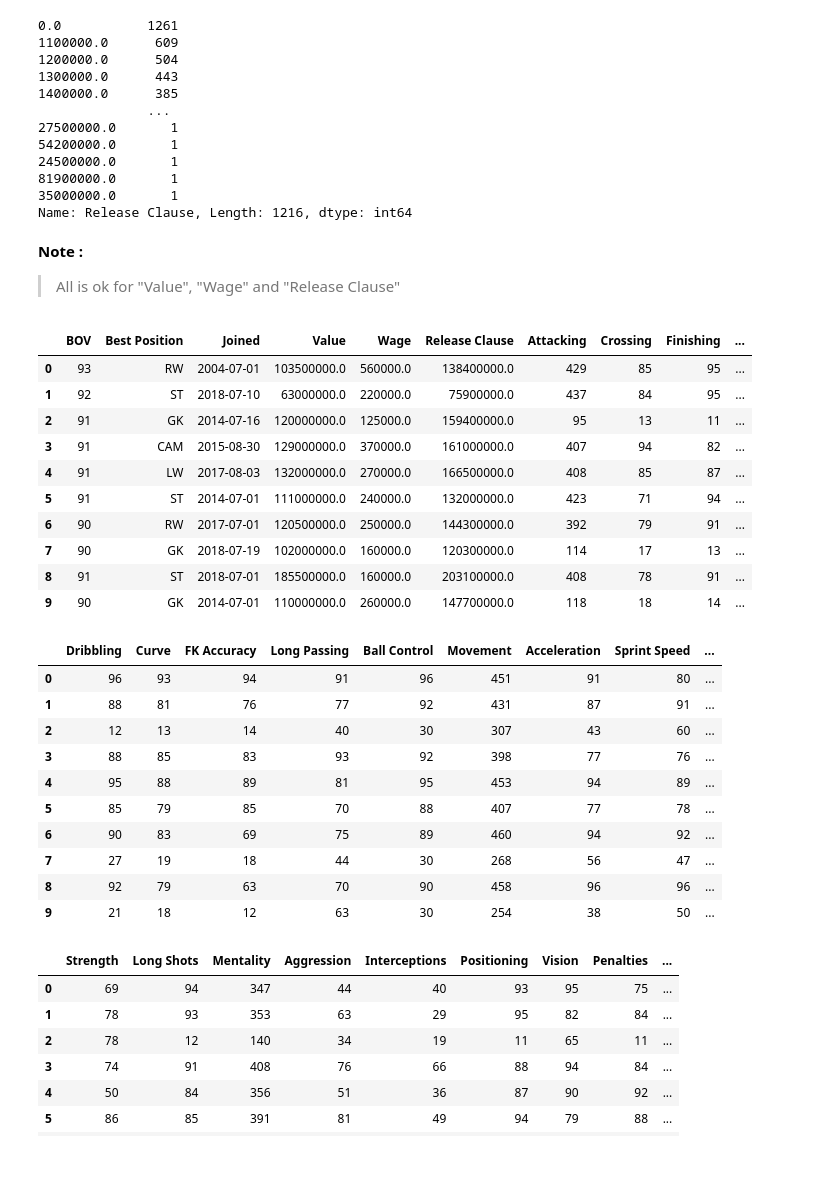
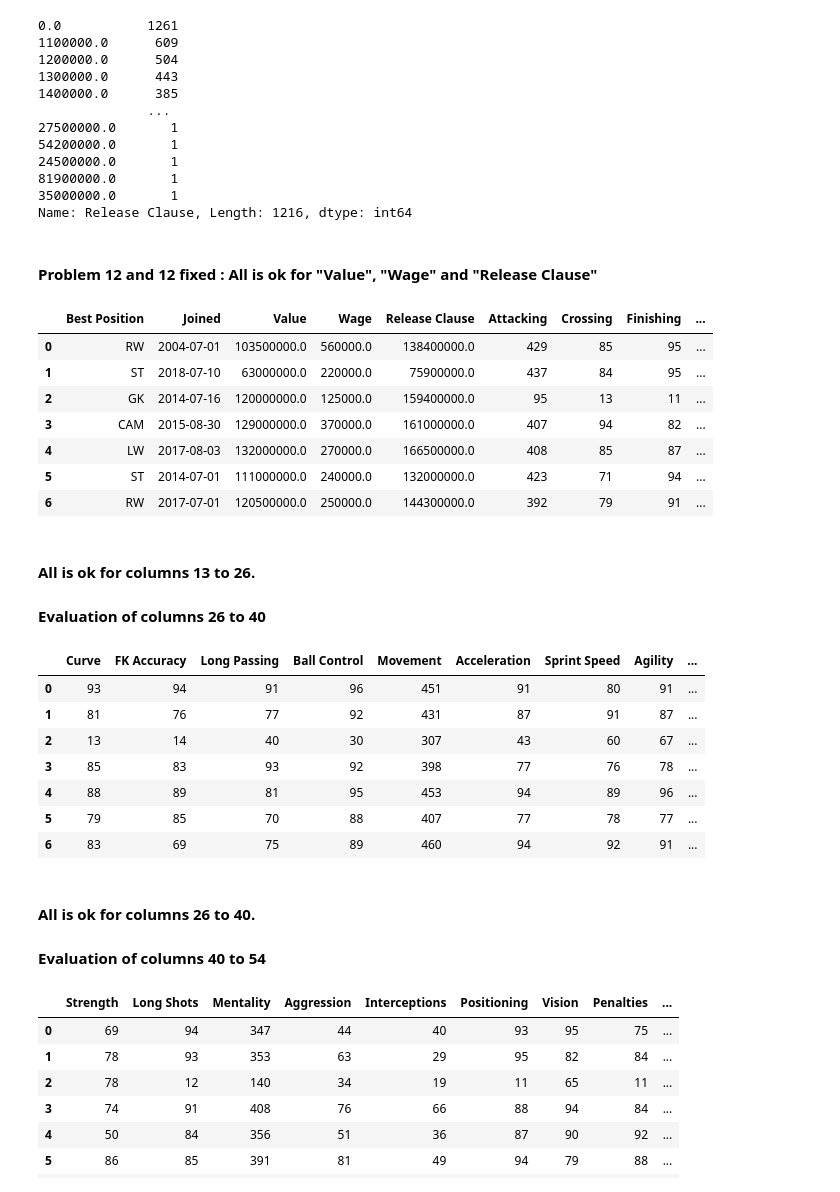
Before and after one commit to bovebove/FIFA21-Data-Cleaning, a Jupyter notebook: DataCleaingChallenge2023_03_10_dataset2.ipynb, the cells around one changed output. Saved outputs shown, nothing was run; the diff lists cells and outputs as text; code cells hidden in the pictures; blank space fills up the shorter version.

```diff
--- a/DataCleaingChallenge2023_03_10_dataset2.ipynb
+++ b/DataCleaingChallenge2023_03_10_dataset2.ipynb
@@ -570,0 +674,10 @@ df.iloc[200:210,0:12]
+# %%
+positions_ord = []
+for p in range(len(df['Positions'])):
+    po = sorted(df['Positions'][p].split(" ")) #ordered the list of positions
+    po_join = ' '.join(po)
+    positions_ord.append(po_join)
+# %%
+df['Positions'] = positions_ord
+df['Positions'] = df['Positions'].astype(object)
+df['Positions'].value_counts()
@@ -758,4 +879,4 @@ df['Weight'].value_counts()
 Name: Weight, Length: 79, dtype: int64
 # %%
 df['Weight'] = df['Weight'].astype(int)
-df.rename({'Weight':'Weight in Kg'},inplace=True,axis=1)
+df.rename(columns = {'Weight':'Weight in Kg'},inplace=True)
@@ -1049,36 +1219,37 @@ df['Release Clause'].value_counts()
 35000000.0       1
 Name: Release Clause, Length: 1216, dtype: int64
 # %% [markdown]
-**Note :**
-> All is ok for "Value", "Wage" and "Release Clause"
+#### Problem 12 and 12 fixed :  All is ok for "Value", "Wage" and "Release Clause"
 # %%
-df.iloc[:10,12:25]
+df.iloc[:7,13:26]
 # %% [output]
-|  | BOV | Best Position | Joined | Value | Wage | Release Clause | Attacking | Crossing | Finishing | ... |
-| 0 | 93 | RW | 2004-07-01 | 103500000.0 | 560000.0 | 138400000.0 | 429 | 85 | 95 | ... |
-| 1 | 92 | ST | 2018-07-10 | 63000000.0 | 220000.0 | 75900000.0 | 437 | 84 | 95 | ... |
-| 2 | 91 | GK | 2014-07-16 | 120000000.0 | 125000.0 | 159400000.0 | 95 | 13 | 11 | ... |
-| 3 | 91 | CAM | 2015-08-30 | 129000000.0 | 370000.0 | 161000000.0 | 407 | 94 | 82 | ... |
-| 4 | 91 | LW | 2017-08-03 | 132000000.0 | 270000.0 | 166500000.0 | 408 | 85 | 87 | ... |
-| 5 | 91 | ST | 2014-07-01 | 111000000.0 | 240000.0 | 132000000.0 | 423 | 71 | 94 | ... |
-| 6 | 90 | RW | 2017-07-01 | 120500000.0 | 250000.0 | 144300000.0 | 392 | 79 | 91 | ... |
-| 7 | 90 | GK | 2018-07-19 | 102000000.0 | 160000.0 | 120300000.0 | 114 | 17 | 13 | ... |
-| 8 | 91 | ST | 2018-07-01 | 185500000.0 | 160000.0 | 203100000.0 | 408 | 78 | 91 | ... |
-| 9 | 90 | GK | 2014-07-01 | 110000000.0 | 260000.0 | 147700000.0 | 118 | 18 | 14 | ... |
+|  | Best Position | Joined | Value | Wage | Release Clause | Attacking | Crossing | Finishing | ... |
+| 0 | RW | 2004-07-01 | 103500000.0 | 560000.0 | 138400000.0 | 429 | 85 | 95 | ... |
+| 1 | ST | 2018-07-10 | 63000000.0 | 220000.0 | 75900000.0 | 437 | 84 | 95 | ... |
+| 2 | GK | 2014-07-16 | 120000000.0 | 125000.0 | 159400000.0 | 95 | 13 | 11 | ... |
+| 3 | CAM | 2015-08-30 | 129000000.0 | 370000.0 | 161000000.0 | 407 | 94 | 82 | ... |
+| 4 | LW | 2017-08-03 | 132000000.0 | 270000.0 | 166500000.0 | 408 | 85 | 87 | ... |
+| 5 | ST | 2014-07-01 | 111000000.0 | 240000.0 | 132000000.0 | 423 | 71 | 94 | ... |
+| 6 | RW | 2017-07-01 | 120500000.0 | 250000.0 | 144300000.0 | 392 | 79 | 91 | ... |
+# %% [markdown]
+#### All is ok for columns 13 to 26.
+
+#### Evaluation of columns 26 to 40
 # %%
-df.iloc[:10,25:40]
+df.iloc[:7,26:40]
 # %% [output]
-|  | Dribbling | Curve | FK Accuracy | Long Passing | Ball Control | Movement | Acceleration | Sprint Speed | ... |
-| 0 | 96 | 93 | 94 | 91 | 96 | 451 | 91 | 80 | ... |
-| 1 | 88 | 81 | 76 | 77 | 92 | 431 | 87 | 91 | ... |
-| 2 | 12 | 13 | 14 | 40 | 30 | 307 | 43 | 60 | ... |
-| 3 | 88 | 85 | 83 | 93 | 92 | 398 | 77 | 76 | ... |
-| 4 | 95 | 88 | 89 | 81 | 95 | 453 | 94 | 89 | ... |
-| 5 | 85 | 79 | 85 | 70 | 88 | 407 | 77 | 78 | ... |
-| 6 | 90 | 83 | 69 | 75 | 89 | 460 | 94 | 92 | ... |
-| 7 | 27 | 19 | 18 | 44 | 30 | 268 | 56 | 47 | ... |
-| 8 | 92 | 79 | 63 | 70 | 90 | 458 | 96 | 96 | ... |
-| 9 | 21 | 18 | 12 | 63 | 30 | 254 | 38 | 50 | ... |
+|  | Curve | FK Accuracy | Long Passing | Ball Control | Movement | Acceleration | Sprint Speed | Agility | ... |
+| 0 | 93 | 94 | 91 | 96 | 451 | 91 | 80 | 91 | ... |
+| 1 | 81 | 76 | 77 | 92 | 431 | 87 | 91 | 87 | ... |
+| 2 | 13 | 14 | 40 | 30 | 307 | 43 | 60 | 67 | ... |
+| 3 | 85 | 83 | 93 | 92 | 398 | 77 | 76 | 78 | ... |
+| 4 | 88 | 89 | 81 | 95 | 453 | 94 | 89 | 96 | ... |
+| 5 | 79 | 85 | 70 | 88 | 407 | 77 | 78 | 77 | ... |
+| 6 | 83 | 69 | 75 | 89 | 460 | 94 | 92 | 91 | ... |
+# %% [markdown]
+#### All is ok for columns 26 to 40.
+
+#### Evaluation of columns 40 to 54
 # %%
 df.iloc[:10,40:54]
 # %% [output]
```
Also changed, not shown: parts of 117 cells of this notebook, 1 other file.
